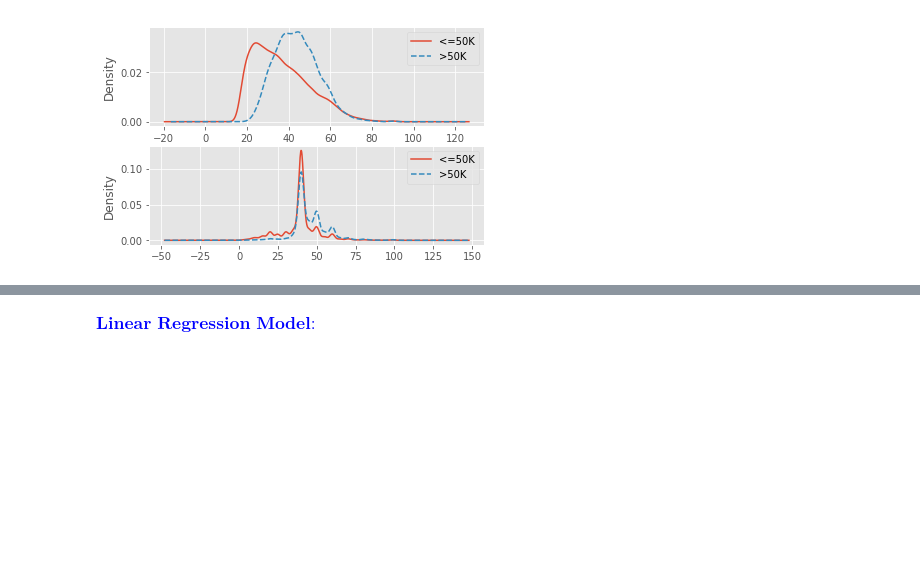
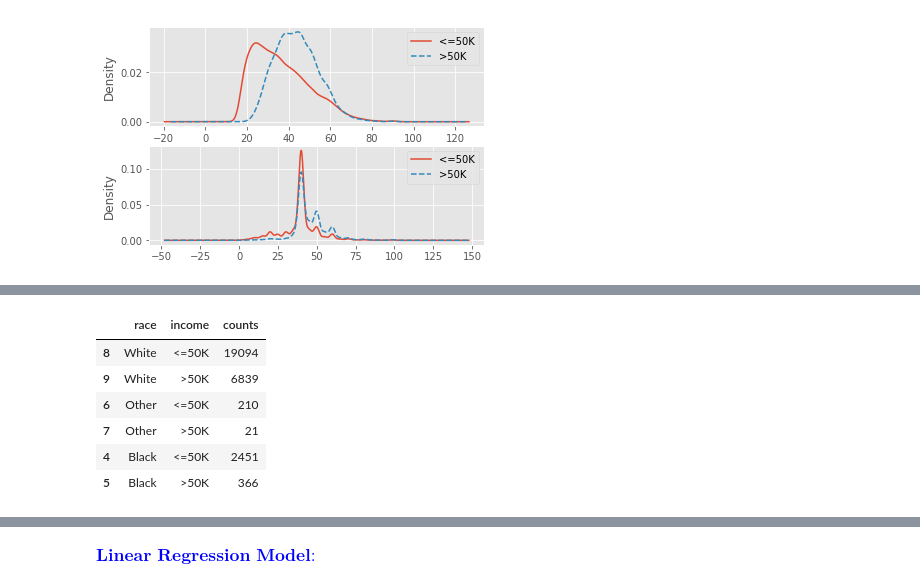
Before and after one commit to KayGong/Python_ML_Pred, a Jupyter notebook: Prediction of Income.ipynb, the cells around one changed output, grey strips where cells are left out. Saved outputs shown, nothing was run; the diff lists cells and outputs as text; code cells hidden in the pictures; blank space fills up the shorter version.

```diff
--- a/Prediction of Income.ipynb
+++ b/Prediction of Income.ipynb
@@ -168,0 +151,10 @@ plt.show()
+# %%
+race.head(6)
+# %% [output]
+|  | race | income | counts |
+| 8 | White | <=50K | 19094 |
+| 9 | White | >50K | 6839 |
+| 6 | Other | <=50K | 210 |
+| 7 | Other | >50K | 21 |
+| 4 | Black | <=50K | 2451 |
+| 5 | Black | >50K | 366 |
```
Also changed, not shown: parts of 8 cells of this notebook.
